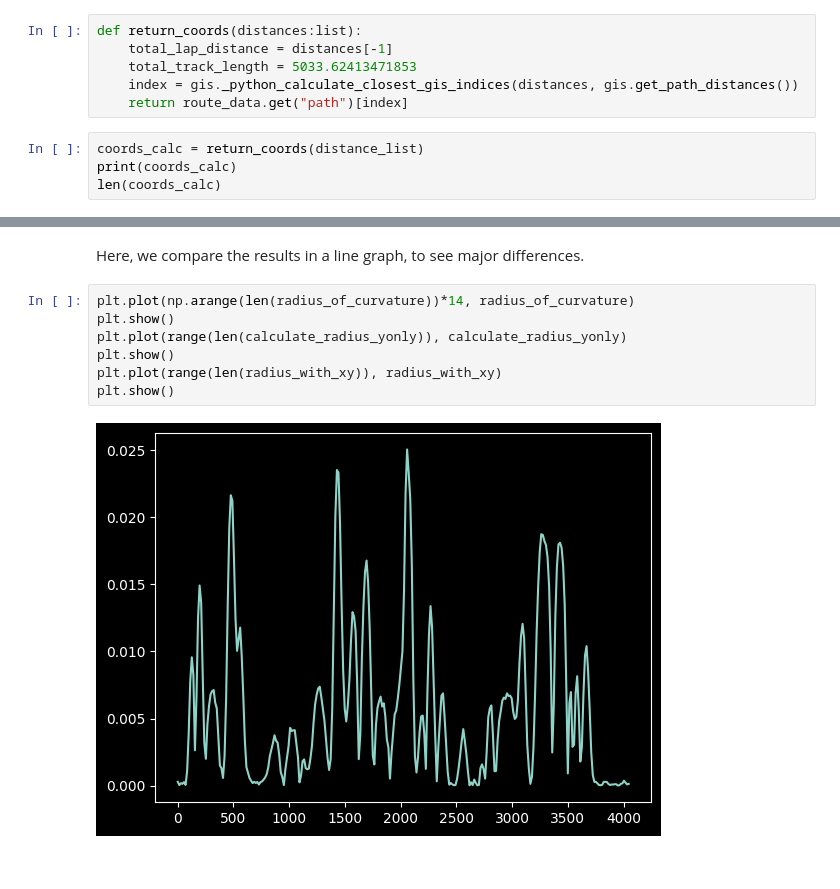
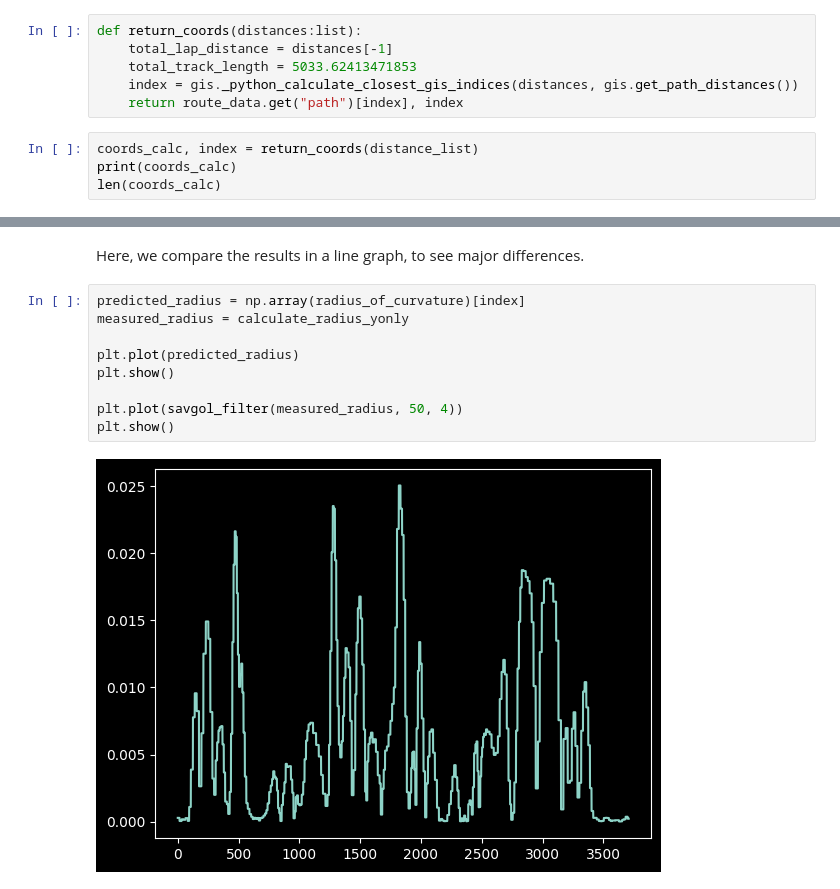
Before and after one commit to UBC-Solar/data_analysis, a Jupyter notebook: v4/localization_with_acceleration/acceleration.ipynb, the cells around one changed output, grey strips where cells are left out. Saved outputs shown, nothing was run; the diff lists cells and outputs as text.

Commit message:
added smoothing to sensor data in graphs

```diff
--- a/v4/localization_with_acceleration/acceleration.ipynb
+++ b/v4/localization_with_acceleration/acceleration.ipynb
@@ -610,9 +611,9 @@ def return_coords(distances:list):
     total_lap_distance = distances[-1]
     total_track_length = 5033.62413471853
     index = gis._python_calculate_closest_gis_indices(distances, gis.get_path_distances())
-    return route_data.get("path")[index]
+    return route_data.get("path")[index], index
 # %%
-coords_calc = return_coords(distance_list)
+coords_calc, index = return_coords(distance_list)
 print(coords_calc)
 len(coords_calc)
 # %% [output]
@@ -663,11 +664,13 @@ plt.show()
 # %% [markdown]
 Here, we compare the results in a line graph, to see major differences.
 # %%
-plt.plot(np.arange(len(radius_of_curvature))*14, radius_of_curvature)
+predicted_radius = np.array(radius_of_curvature)[index]
+measured_radius = calculate_radius_yonly
+
+plt.plot(predicted_radius)
 plt.show()
-plt.plot(range(len(calculate_radius_yonly)), calculate_radius_yonly)
+
+plt.plot(savgol_filter(measured_radius, 50, 4))
 plt.show()
-plt.plot(range(len(radius_with_xy)), radius_with_xy)
-plt.show()
 # %% [output]
-[figure, old version]
+[figure, new version]
```
Also changed, not shown: parts of 3 cells of this notebook.
